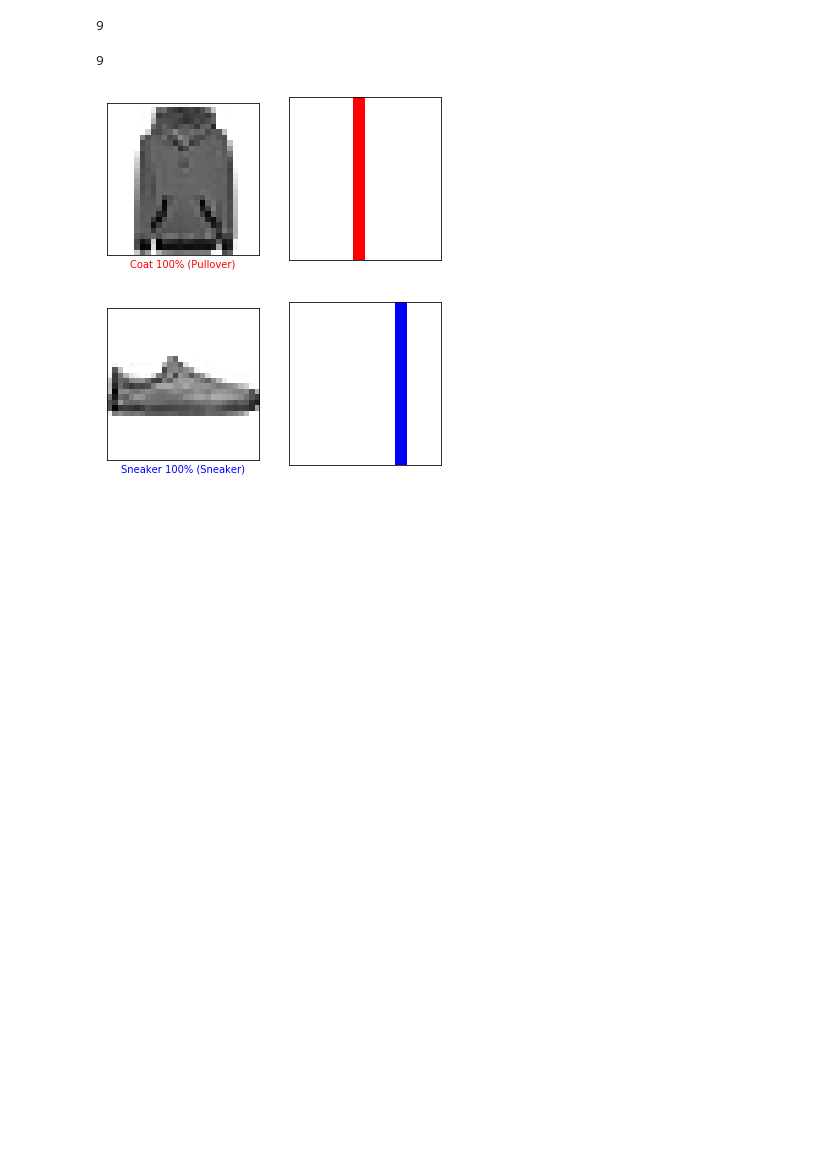
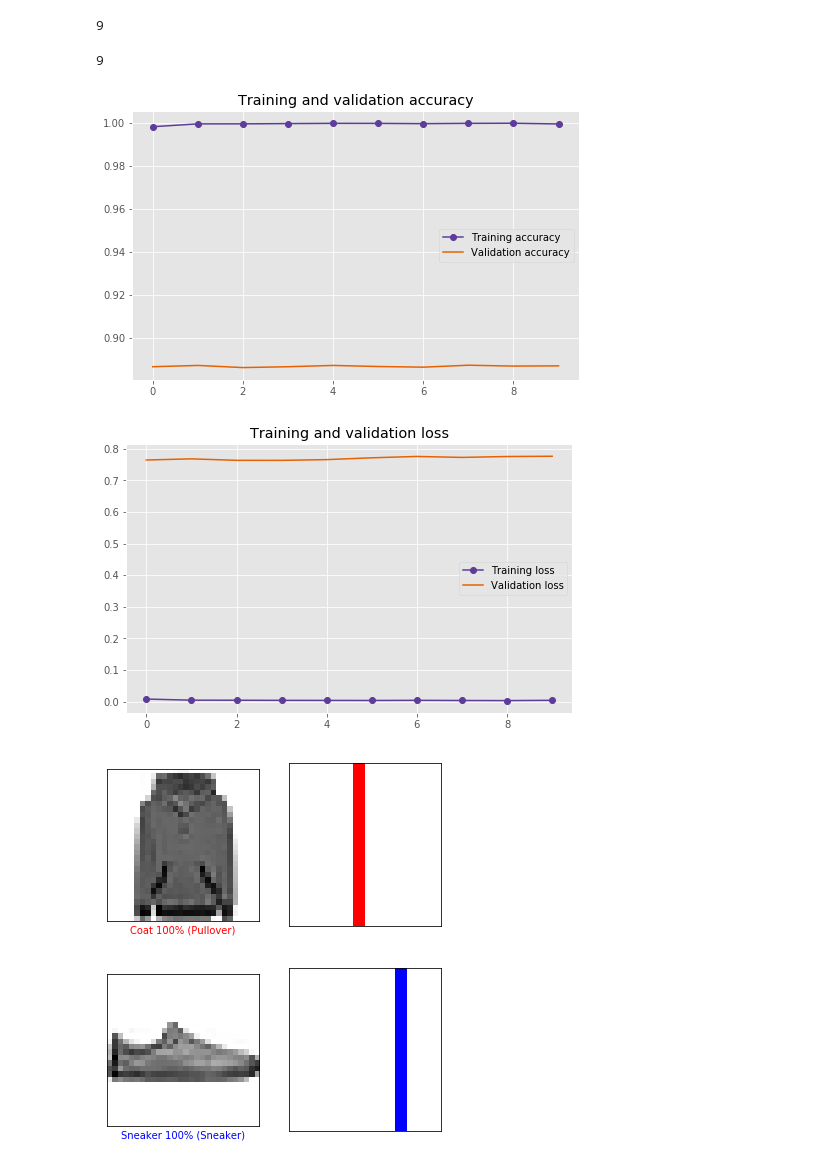
Before and after one commit to rmcelfresh/IST718Lab9, a Jupyter notebook: McElfresh_Lab9.ipynb, the cells around one changed output. Drawn from its saved outputs; the diff is of its cells as text; code cells hidden in the pictures; blank space fills up the shorter version.

```diff
--- a/McElfresh_Lab9.ipynb
+++ b/McElfresh_Lab9.ipynb
@@ -443,6 +443,31 @@ def plot_value_array(i, predictions_array, true_label):
 
   thisplot[predicted_label].set_color('red')
   thisplot[true_label].set_color('blue')
+# %%
+def plot_train_curve(history):
+    colors = ['#e66101','#fdb863','#b2abd2','#5e3c99']
+    accuracy = history.history['acc']
+    val_accuracy = history.history['val_acc']
+    loss = history.history['loss']
+    val_loss = history.history['val_loss']
+    epochs = range(len(accuracy))
+    with plt.style.context("ggplot"):
+        plt.figure(figsize=(8, 8/1.618))
+        plt.plot(epochs, accuracy, marker='o', c=colors[3], label='Training accuracy')
+        plt.plot(epochs, val_accuracy, c=colors[0], label='Validation accuracy')
+        plt.title('Training and validation accuracy')
+        plt.legend()
+        plt.figure(figsize=(8, 8/1.618))
+        plt.plot(epochs, loss, marker='o', c=colors[3], label='Training loss')
+        plt.plot(epochs, val_loss, c=colors[0], label='Validation loss')
+        plt.title('Training and validation loss')
+        plt.legend()
+        plt.show()
+
+plot_train_curve(history)
+# %% [output]
+[figure, added]
+[figure, added]
 # %%
 #sometimes even if we're sure it's one--it isn't....
 i = 9441
```
